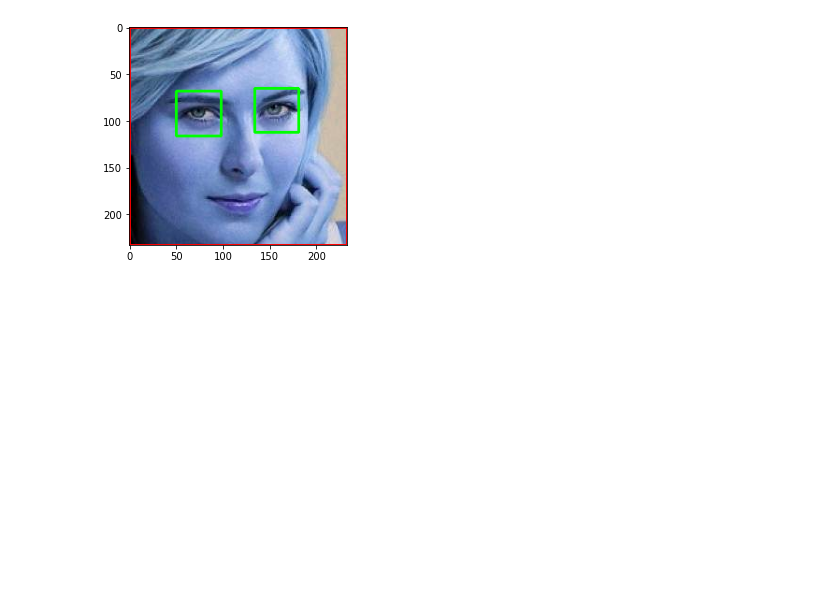
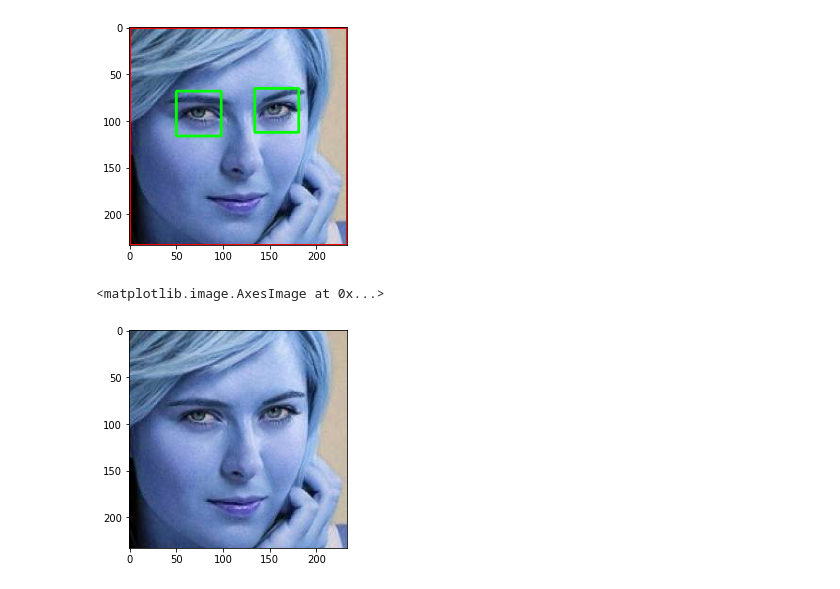
Before and after one commit to iamabdulrazak/image_processing, a Jupyter notebook: script.ipynb, the cells around one changed output. Cells and saved outputs as stored; diff of their text form; code cells hidden in the pictures; blank space fills up the shorter version.

Commit message:
plotting the cropped img by the function!

```diff
--- a/script.ipynb
+++ b/script.ipynb
@@ -79,10 +79,17 @@ def get_img_2eyes(img_path):
   faces = face_clf.detectMultiScale(gray, 1.3, 5)
   # here we are detecting faces in the img provided!
   for (x,y,w,h) in faces:
-    roi_gray = gray[x:x+w, y:y+h]
-    roi_color = img[x:x+w, y:y+h]
+    roi_gray = gray[y:y+h, x:x+w]
+    roi_color = img[y:y+h, x:x+w]
     # now we are gonna detect the eyes in the same img!
     eyes = eye_clf.detectMultiScale(roi_gray)
     # checking if the img is with two eyes! if true return it with color!
     if len(eyes) >= 2:
       return roi_color
+# %%
+# ploting the cropped image by the funtion!
+crop_img = get_img_2eyes('./data/test1.jpg')
+plt.imshow(crop_img)
+# %% [output]
+<matplotlib.image.AxesImage at 0x...>
+[figure, added]
```
